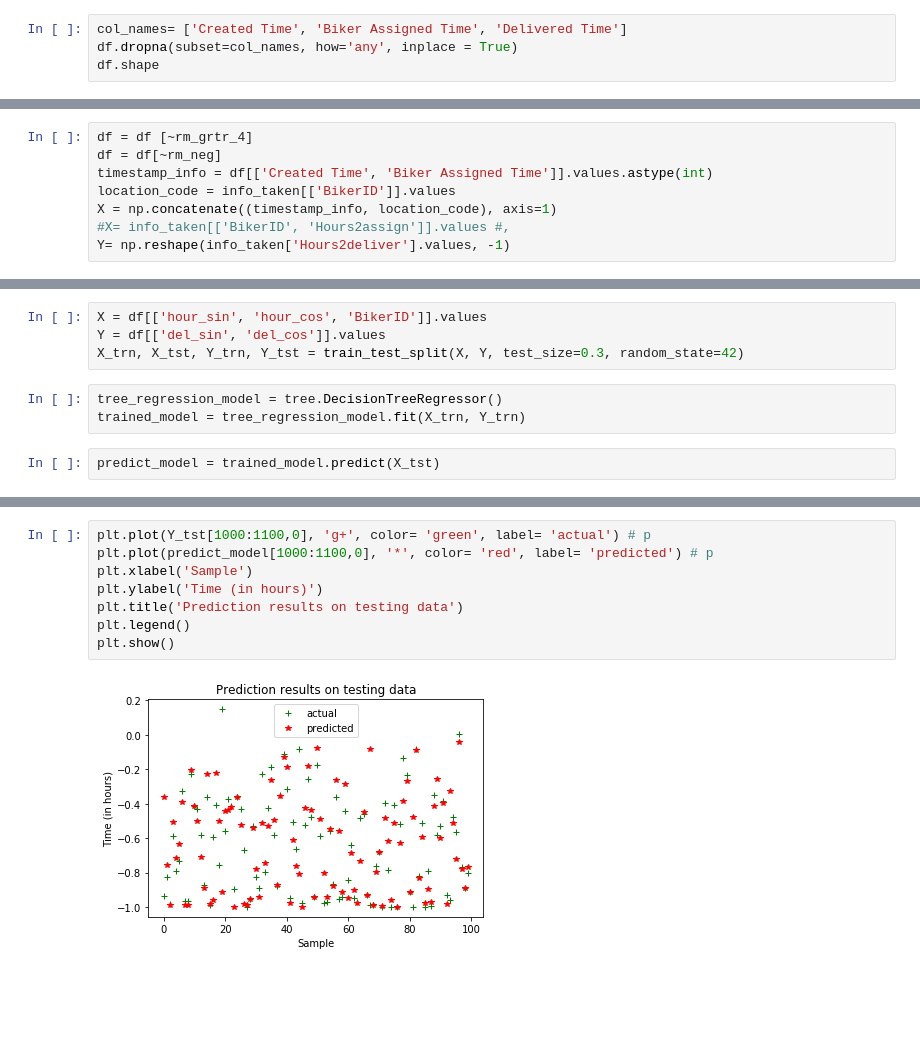
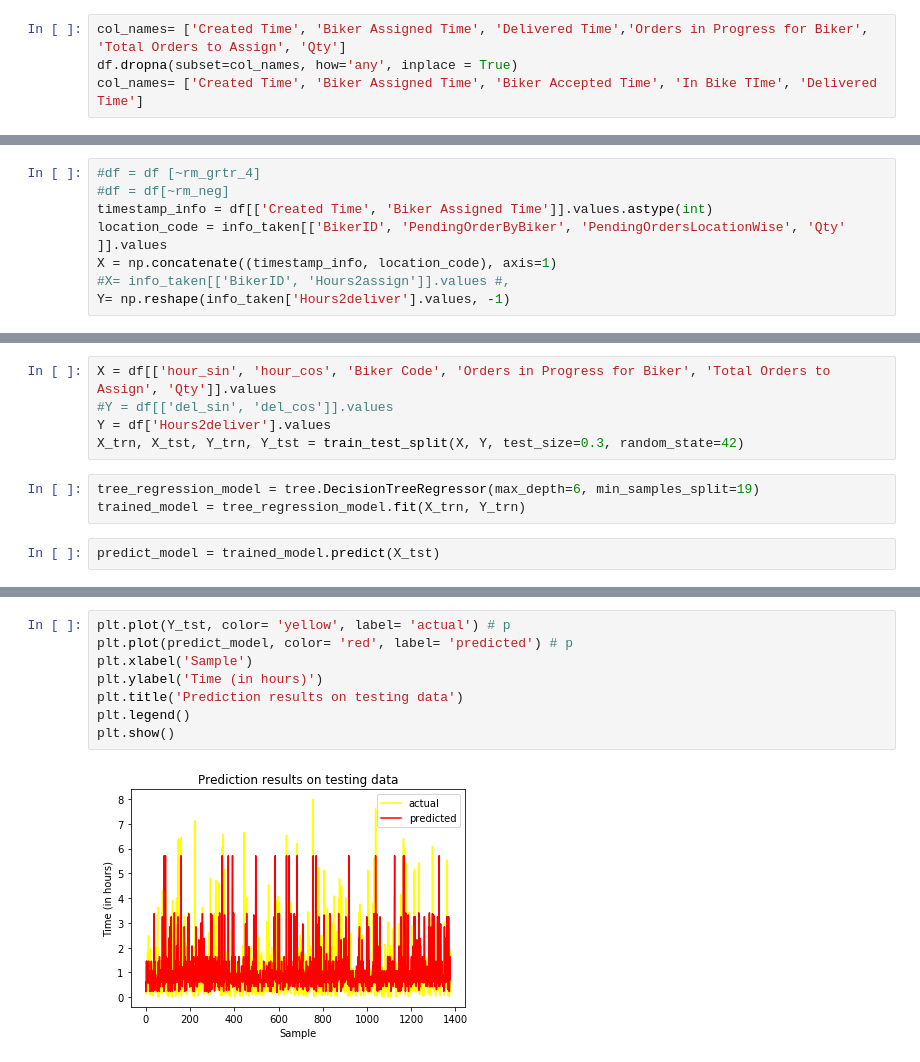
Before and after one commit to abu-rayyan/DeliveryTimePrediction, a Jupyter notebook: Ipynb_files/model2_dt.ipynb, the cells around one changed output, grey strips where cells are left out. Cells and saved outputs as stored; diff of their text form; blank space fills up the shorter version.

```diff
--- a/Ipynb_files/model2_dt.ipynb
+++ b/Ipynb_files/model2_dt.ipynb
@@ -25,4 +23,4 @@ df = data.parse('Order History')
 # %%
-col_names= ['Created Time', 'Biker Assigned Time', 'Delivered Time']
+col_names= ['Created Time', 'Biker Assigned Time', 'Delivered Time','Orders in Progress for Biker', 'Total Orders to Assign', 'Qty']
 df.dropna(subset=col_names, how='any', inplace = True)
-df.shape
+col_names= ['Created Time', 'Biker Assigned Time', 'Biker Accepted Time', 'In Bike TIme', 'Delivered Time']
@@ -59,10 +52,10 @@ rm_neg.shape
 [figure]
 (49848,)
 # %%
-df = df [~rm_grtr_4]
-df = df[~rm_neg]
+#df = df [~rm_grtr_4]
+#df = df[~rm_neg]
 timestamp_info = df[['Created Time', 'Biker Assigned Time']].values.astype(int)
-location_code = info_taken[['BikerID']].values
+location_code = info_taken[['BikerID', 'PendingOrderByBiker', 'PendingOrdersLocationWise', 'Qty' ]].values
 X = np.concatenate((timestamp_info, location_code), axis=1)
 #X= info_taken[['BikerID', 'Hours2assign']].values #,
 Y= np.reshape(info_taken['Hours2deliver'].values, -1)
@@ -164,9 +155,10 @@ df.plot.scatter('hour_sin','hour_cos').set_aspect('equal')
 # %%
-X = df[['hour_sin', 'hour_cos', 'BikerID']].values
-Y = df[['del_sin', 'del_cos']].values
+X = df[['hour_sin', 'hour_cos', 'Biker Code', 'Orders in Progress for Biker', 'Total Orders to Assign', 'Qty']].values
+#Y = df[['del_sin', 'del_cos']].values
+Y = df['Hours2deliver'].values
 X_trn, X_tst, Y_trn, Y_tst = train_test_split(X, Y, test_size=0.3, random_state=42)
 # %%
-tree_regression_model = tree.DecisionTreeRegressor()
+tree_regression_model = tree.DecisionTreeRegressor(max_depth=6, min_samples_split=19)
 trained_model = tree_regression_model.fit(X_trn, Y_trn)
 # %%
 predict_model = trained_model.predict(X_tst)
@@ -189,11 +181,11 @@ r2
 # %%
-plt.plot(Y_tst[1000:1100,0], 'g+', color= 'green', label= 'actual') # p
-plt.plot(predict_model[1000:1100,0], '*', color= 'red', label= 'predicted') # p
+plt.plot(Y_tst, color= 'yellow', label= 'actual') # p
+plt.plot(predict_model, color= 'red', label= 'predicted') # p
 plt.xlabel('Sample')
 plt.ylabel('Time (in hours)')
 plt.title('Prediction results on testing data')
 plt.legend()
 plt.show()
 # %% [output]
-[figure, old version]
+[figure, new version]
 # %%
```
Also changed, not shown: parts of 19 cells of this notebook, 21 other files.
